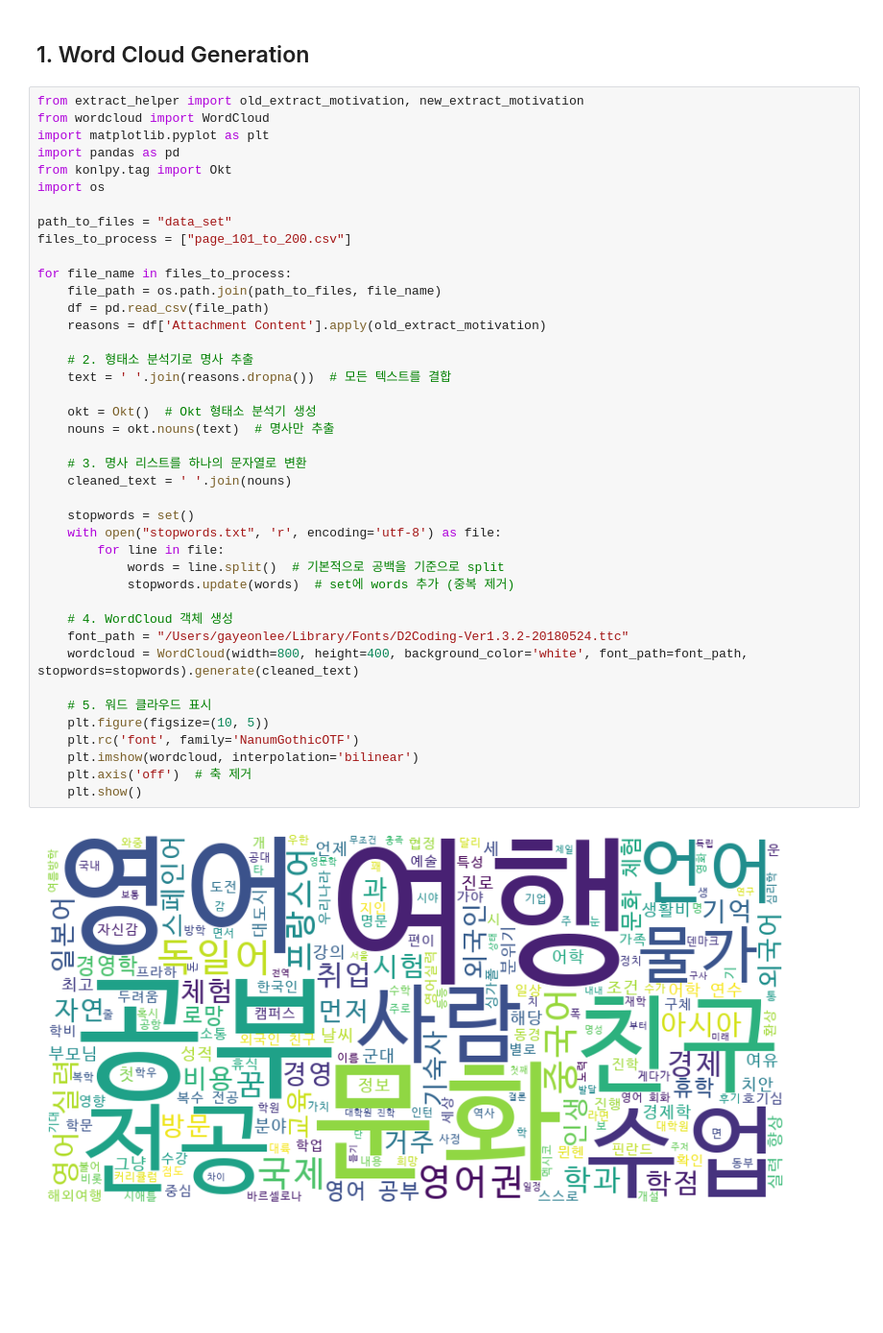
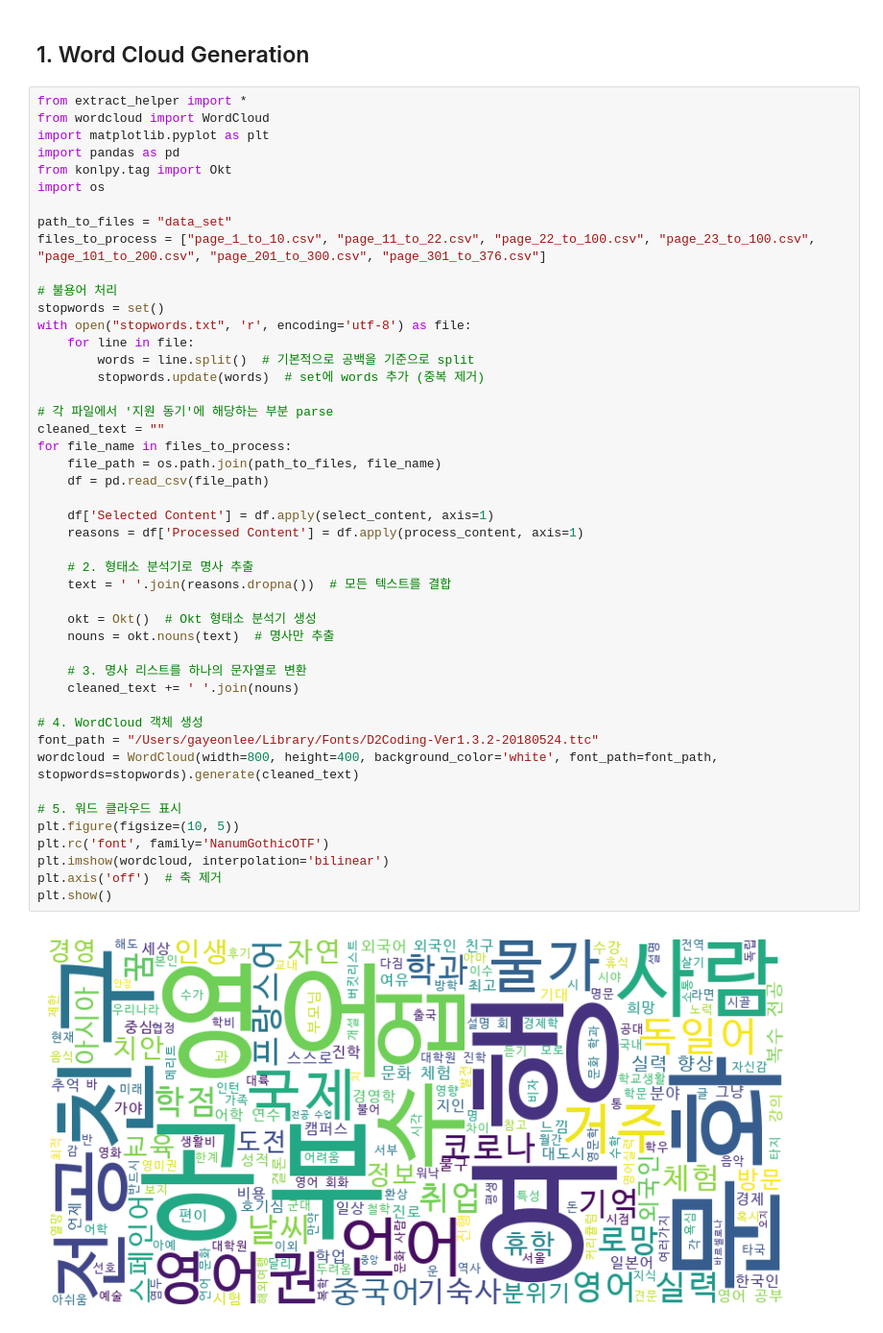
Before and after one commit to 77hannah77/recommend-me-abroad, a Jupyter notebook: project.ipynb, the cells around one changed output. Shown at 96% size. Saved outputs shown, nothing was run; the diff lists cells and outputs as text; blank space fills up the shorter version.

Commit message:
✨ Word Cloud Generation

```diff
--- a/project.ipynb
+++ b/project.ipynb
@@ -6,45 +6,50 @@
 # %% [markdown]
 ## 1. Word Cloud Generation
 # %%
-from extract_helper import old_extract_motivation, new_extract_motivation
+from extract_helper import *
 from wordcloud import WordCloud
 import matplotlib.pyplot as plt
 import pandas as pd
 from konlpy.tag import Okt
 import os
 
 path_to_files = "data_set"
-files_to_process = ["page_101_to_200.csv"]
+files_to_process = ["page_1_to_10.csv", "page_11_to_22.csv", "page_22_to_100.csv", "page_23_to_100.csv", "page_101_to_200.csv", "page_201_to_300.csv", "page_301_to_376.csv"]
 
+# 불용어 처리
+stopwords = set()
+with open("stopwords.txt", 'r', encoding='utf-8') as file:
+    for line in file:
+        words = line.split()  # 기본적으로 공백을 기준으로 split
+        stopwords.update(words)  # set에 words 추가 (중복 제거)
+
+# 각 파일에서 '지원 동기'에 해당하는 부분 parse
+cleaned_text = ""
 for file_name in files_to_process:
     file_path = os.path.join(path_to_files, file_name)
     df = pd.read_csv(file_path)
-    reasons = df['Attachment Content'].apply(old_extract_motivation)
+
+    df['Selected Content'] = df.apply(select_content, axis=1)
+    reasons = df['Processed Content'] = df.apply(process_content, axis=1)
 
     # 2. 형태소 분석기로 명사 추출
     text = ' '.join(reasons.dropna())  # 모든 텍스트를 결합
 
     okt = Okt()  # Okt 형태소 분석기 생성
     nouns = okt.nouns(text)  # 명사만 추출
 
     # 3. 명사 리스트를 하나의 문자열로 변환
-    cleaned_text = ' '.join(nouns)
+    cleaned_text += ' '.join(nouns)
 
-    stopwords = set()
-    with open("stopwords.txt", 'r', encoding='utf-8') as file:
-        for line in file:
-            words = line.split()  # 기본적으로 공백을 기준으로 split
-            stopwords.update(words)  # set에 words 추가 (중복 제거)
+# 4. WordCloud 객체 생성
+font_path = "/Users/gayeonlee/Library/Fonts/D2Coding-Ver1.3.2-20180524.ttc"
+wordcloud = WordCloud(width=800, height=400, background_color='white', font_path=font_path, stopwords=stopwords).generate(cleaned_text)
 
-    # 4. WordCloud 객체 생성
-    font_path = "/Users/gayeonlee/Library/Fonts/D2Coding-Ver1.3.2-20180524.ttc"
-    wordcloud = WordCloud(width=800, height=400, background_color='white', font_path=font_path, stopwords=stopwords).generate(cleaned_text)
-
-    # 5. 워드 클라우드 표시
-    plt.figure(figsize=(10, 5))
-    plt.rc('font', family='NanumGothicOTF')
-    plt.imshow(wordcloud, interpolation='bilinear')
-    plt.axis('off')  # 축 제거
-    plt.show()
+# 5. 워드 클라우드 표시
+plt.figure(figsize=(10, 5))
+plt.rc('font', family='NanumGothicOTF')
+plt.imshow(wordcloud, interpolation='bilinear')
+plt.axis('off')  # 축 제거
+plt.show()
 # %% [output]
-[figure, old version]
+[figure, new version]
```
Also changed, not shown: 1 other file.
